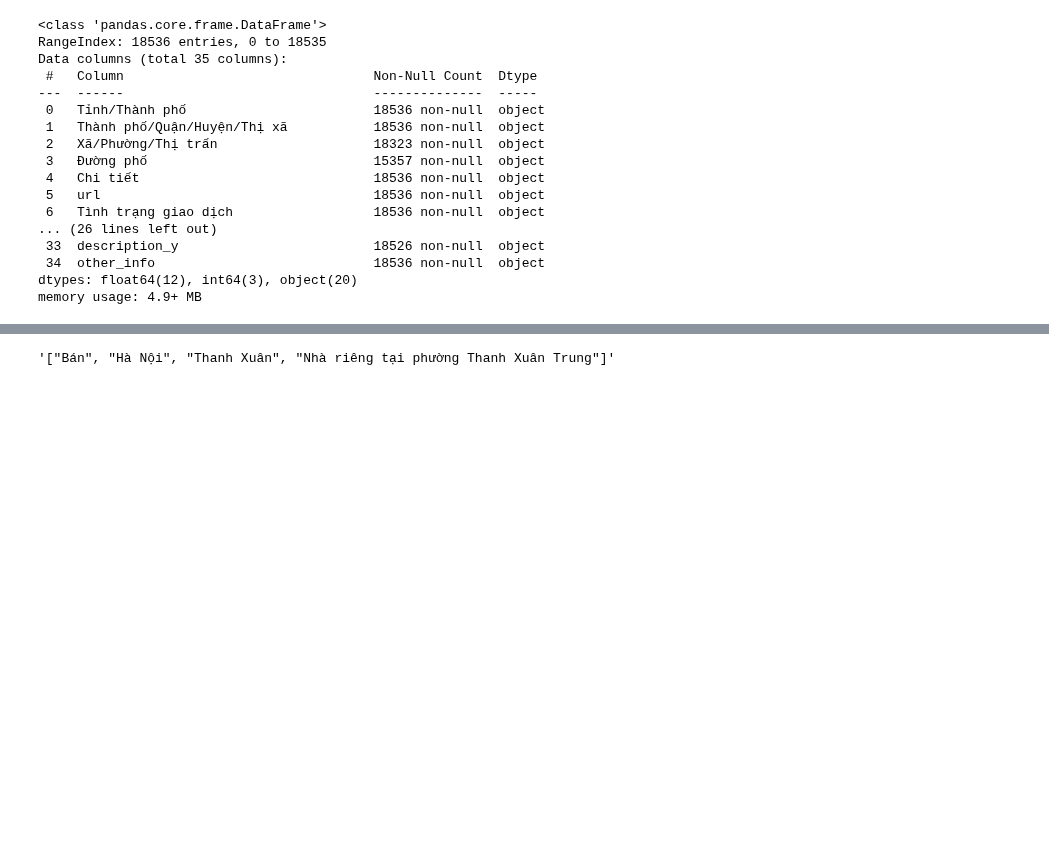
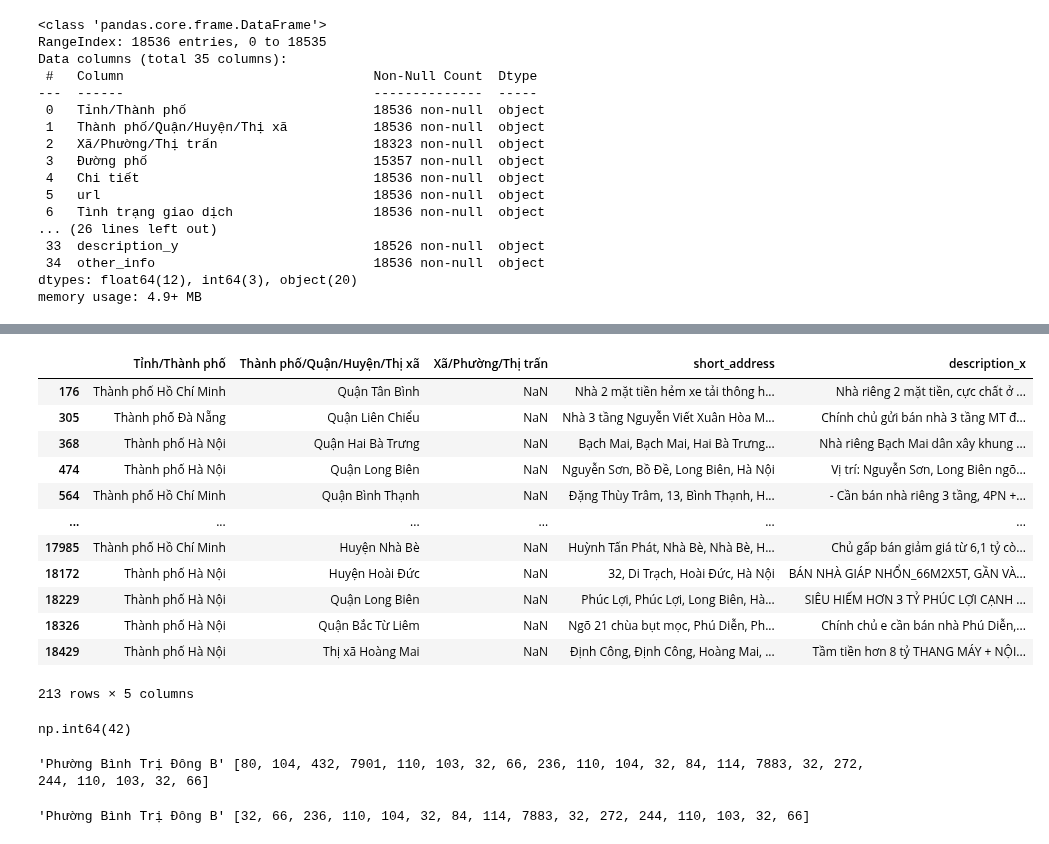
Before and after one commit to PhamMaiLinh-2403/estates-scraping-bds, a Jupyter notebook: test.ipynb, the cells around one changed output, grey strips where cells are left out. Drawn from its saved outputs; the diff is of its cells as text; code cells hidden in the pictures; blank space fills up the shorter version.

Commit message:
fix ward

```diff
--- a/test.ipynb
+++ b/test.ipynb
@@ -127,4 +146,18 @@ __NaN values__
-# %%
-incorrect_phuong['address_parts'].loc[833]
-# %% [output]
-'["Bán", "Hà Nội", "Thanh Xuân", "Nhà riêng tại phường Thanh Xuân Trung"]'
+# %%
+nan_ward = cleaned[cleaned['Xã/Phường/Thị trấn'].isna()][['Tỉnh/Thành phố', 'Thành phố/Quận/Huyện/Thị xã','Xã/Phường/Thị trấn', 'short_address', 'description_x']]
+# %%
+nan_ward
+# %% [output]
+|  | Tỉnh/Thành phố | Thành phố/Quận/Huyện/Thị xã | Xã/Phường/Thị trấn | short_address | description_x |
+| 176 | Thành phố Hồ Chí Minh | Quận Tân Bình | NaN | Nhà 2 mặt tiền hẻm xe tải thông h... | Nhà riêng 2 mặt tiền, cực chất ở ... |
+| 305 | Thành phố Đà Nẵng | Quận Liên Chiểu | NaN | Nhà 3 tầng Nguyễn Viết Xuân Hòa M... | Chính chủ gửi bán nhà 3 tầng MT đ... |
+| 368 | Thành phố Hà Nội | Quận Hai Bà Trưng | NaN | Bạch Mai, Bạch Mai, Hai Bà Trưng... | Nhà riêng Bạch Mai dân xây khung ... |
+| 474 | Thành phố Hà Nội | Quận Long Biên | NaN | Nguyễn Sơn, Bồ Đề, Long Biên, Hà Nội | Vị trí: Nguyễn Sơn, Long Biên ngõ... |
+| 564 | Thành phố Hồ Chí Minh | Quận Bình Thạnh | NaN | Đặng Thùy Trâm, 13, Bình Thạnh, H... | - Cần bán nhà riêng 3 tầng, 4PN +... |
+| ... | ... | ... | ... | ... | ... |
+| 17985 | Thành phố Hồ Chí Minh | Huyện Nhà Bè | NaN | Huỳnh Tấn Phát, Nhà Bè, Nhà Bè, H... | Chủ gấp bán giảm giá từ 6,1 tỷ cò... |
+| 18172 | Thành phố Hà Nội | Huyện Hoài Đức | NaN | 32, Di Trạch, Hoài Đức, Hà Nội | BÁN NHÀ GIÁP NHỔN_66M2X5T, GẦN VÀ... |
+| 18229 | Thành phố Hà Nội | Quận Long Biên | NaN | Phúc Lợi, Phúc Lợi, Long Biên, Hà... | SIÊU HIẾM HƠN 3 TỶ PHÚC LỢI CẠNH ... |
+| 18326 | Thành phố Hà Nội | Quận Bắc Từ Liêm | NaN | Ngõ 21 chùa bụt mọc, Phú Diễn, Ph... | Chính chủ e cần bán nhà Phú Diễn,... |
+| 18429 | Thành phố Hà Nội | Thị xã Hoàng Mai | NaN | Định Công, Định Công, Hoàng Mai, ... | Tầm tiền hơn 8 tỷ THANG MÁY + NỘI... |
+213 rows × 5 columns
@@ -130,0 +240,37 @@ incorrect_phuong['address_parts'].loc[833]
+# %%
+import unicodedata
+import re
+
+nan_ward['short_add_list'] = nan_ward['short_address'].apply(lambda x: x.split(','))
+
+def norm_text(text):
+    if isinstance(text, str):
+        # 1. Normalize to composed form (fix precomposed/decomposed)
+        text = unicodedata.normalize("NFC", text)
+        # 2. Replace non-breaking and zero-width spaces with normal space
+        text = text.replace("\u00A0", " ").replace("\u200B", "")
+        # 3. Lowercase (optional, for case-insensitive matching)
+        text = text.lower()
+        # 4. Collapse multiple spaces/commas
+        text = re.sub(r"\s*,\s*", ", ", text)   # tidy commas
+        text = re.sub(r"\s+", " ", text)        # collapse spaces
+        # 5. Strip
+        return text.strip()
+    return text
+
+def clean_ward(row):
+    if isinstance(row['Xã/Phường/Thị trấn'], str):
+        return row['Xã/Phường/Thị trấn']
+    short_add_list = row['short_address'].split(',')
+    quanhuyen = row['Thành phố/Quận/Huyện/Thị xã']
+    ward_names = ward[ward['district_name'] == quanhuyen]['ward_name'].unique()
+    if len(short_add_list) >= 4:
+        for i in ward_names:
+            if norm_text(short_add_list[-3]) in norm_text(i):
+                return unicodedata.normalize('NFD', i).strip()
+    return None
+
+cleaned['Xã/Phường/Thị trấn'] = cleaned.apply(clean_ward, axis=1)
+cleaned['Xã/Phường/Thị trấn'].isna().sum()
+# %% [output]
+np.int64(42)
@@ -130,0 +292,11 @@ incorrect_phuong['address_parts'].loc[833]
+# %%
+vals = ward_copy[ward_copy['ward_name'].str.contains("Bình Trị Đông B")]['ward_name'].unique()
+for v in vals:
+    print(repr(v), [ord(ch) for ch in v])
+# %% [output]
+'Phường Bình Trị Đông B' [80, 104, 432, 7901, 110, 103, 32, 66, 236, 110, 104, 32, 84, 114, 7883, 32, 272, 244, 110, 103, 32, 66]
+# %%
+val = cleaned.loc[1169]['short_address'].strip().split(',')[-3]
+print(repr(v), [ord(ch) for ch in val])
+# %% [output]
+'Phường Bình Trị Đông B' [32, 66, 236, 110, 104, 32, 84, 114, 7883, 32, 272, 244, 110, 103, 32, 66]
```
Also changed, not shown: parts of 8 cells of this notebook, 2 other files.
